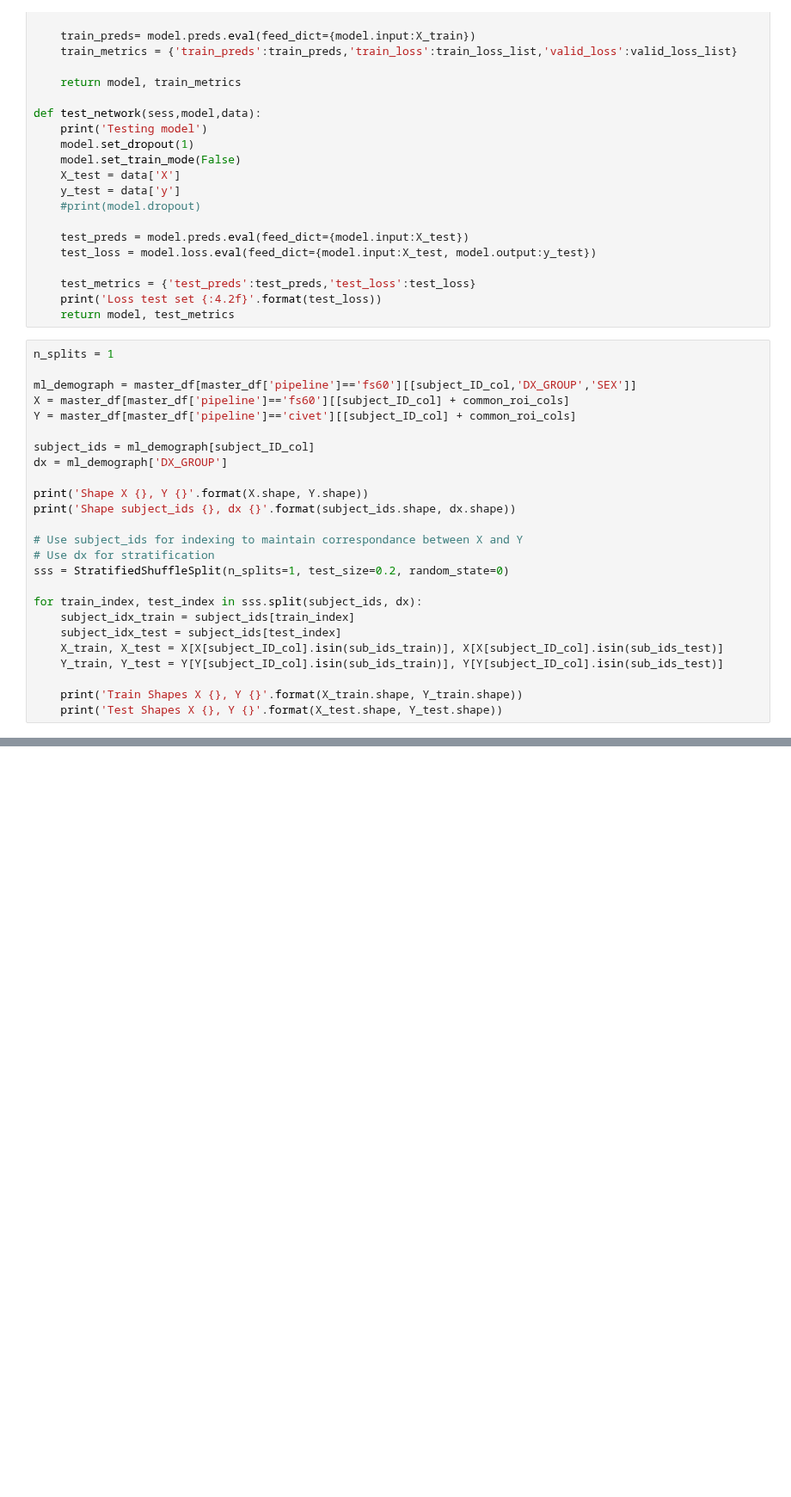
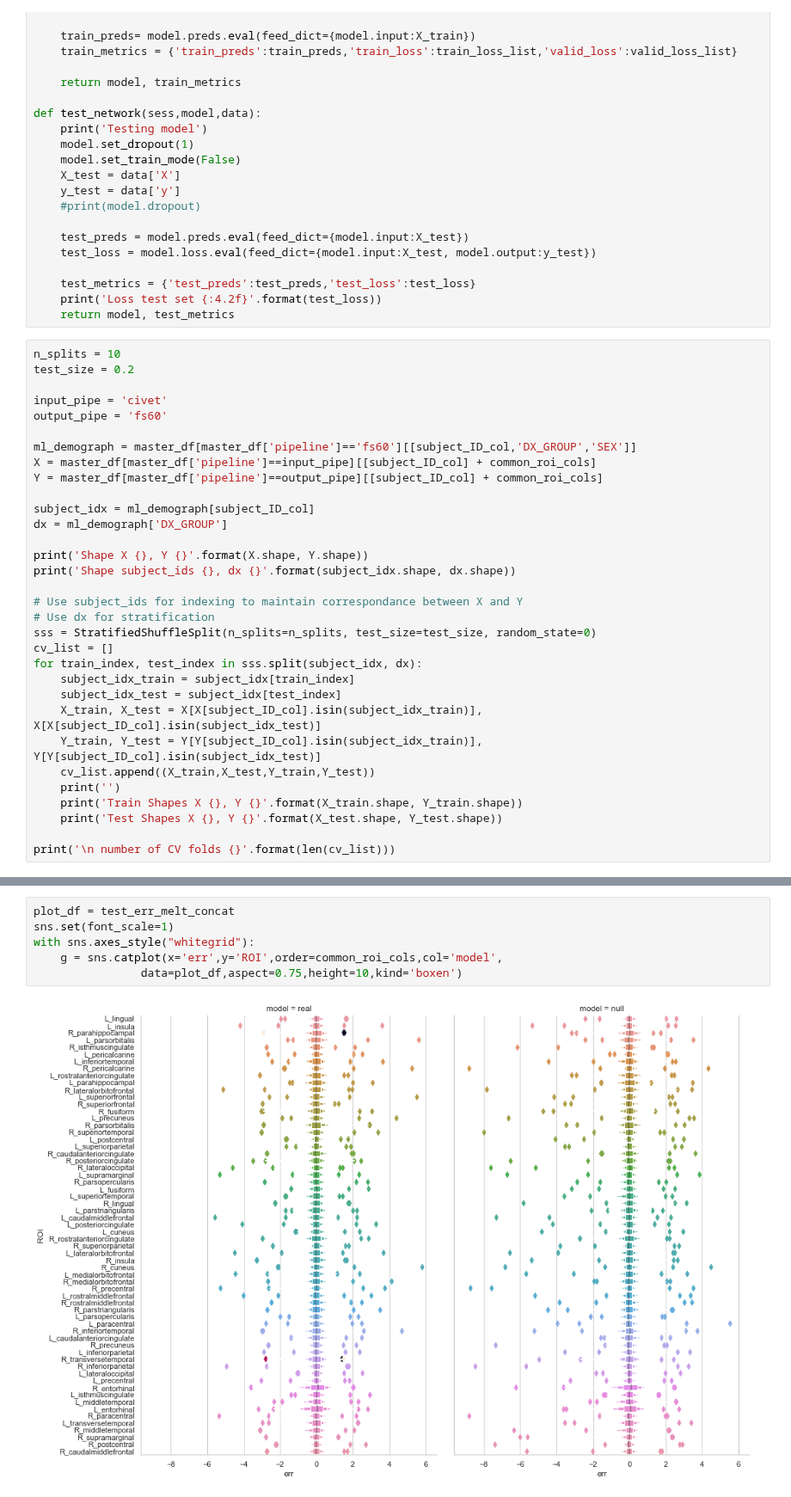
Before and after one commit to neurodatascience/compare-surf-tools, a Jupyter notebook: notebooks/learn_pipeline_transforms.ipynb, the cells around one changed output, grey strips where cells are left out. Shown at 86% size. Saved outputs shown, nothing was run; the diff lists cells and outputs as text; blank space fills up the shorter version.

```diff
--- a/notebooks/learn_pipeline_transforms.ipynb
+++ b/notebooks/learn_pipeline_transforms.ipynb
@@ -324,30 +298,37 @@ def test_network(sess,model,data):
     print('Loss test set {:4.2f}'.format(test_loss))
     return model, test_metrics
 # %%
-n_splits = 1
+n_splits = 10
+test_size = 0.2
+
+input_pipe = 'civet'
+output_pipe = 'fs60'
 
 ml_demograph = master_df[master_df['pipeline']=='fs60'][[subject_ID_col,'DX_GROUP','SEX']]
-X = master_df[master_df['pipeline']=='fs60'][[subject_ID_col] + common_roi_cols]
-Y = master_df[master_df['pipeline']=='civet'][[subject_ID_col] + common_roi_cols]
+X = master_df[master_df['pipeline']==input_pipe][[subject_ID_col] + common_roi_cols]
+Y = master_df[master_df['pipeline']==output_pipe][[subject_ID_col] + common_roi_cols]
 
-subject_ids = ml_demograph[subject_ID_col]
+subject_idx = ml_demograph[subject_ID_col]
 dx = ml_demograph['DX_GROUP']
 
 print('Shape X {}, Y {}'.format(X.shape, Y.shape))
-print('Shape subject_ids {}, dx {}'.format(subject_ids.shape, dx.shape))
+print('Shape subject_ids {}, dx {}'.format(subject_idx.shape, dx.shape))
 
 # Use subject_ids for indexing to maintain correspondance between X and Y
 # Use dx for stratification
-sss = StratifiedShuffleSplit(n_splits=1, test_size=0.2, random_state=0)
-
-for train_index, test_index in sss.split(subject_ids, dx):
-    subject_idx_train = subject_ids[train_index]
-    subject_idx_test = subject_ids[test_index]
-    X_train, X_test = X[X[subject_ID_col].isin(sub_ids_train)], X[X[subject_ID_col].isin(sub_ids_test)]
-    Y_train, Y_test = Y[Y[subject_ID_col].isin(sub_ids_train)], Y[Y[subject_ID_col].isin(sub_ids_test)]
-
+sss = StratifiedShuffleSplit(n_splits=n_splits, test_size=test_size, random_state=0)
+cv_list = []
+for train_index, test_index in sss.split(subject_idx, dx):
+    subject_idx_train = subject_idx[train_index]
+    subject_idx_test = subject_idx[test_index]
+    X_train, X_test = X[X[subject_ID_col].isin(subject_idx_train)], X[X[subject_ID_col].isin(subject_idx_test)]
+    Y_train, Y_test = Y[Y[subject_ID_col].isin(subject_idx_train)], Y[Y[subject_ID_col].isin(subject_idx_test)]
+    cv_list.append((X_train,X_test,Y_train,Y_test))
+    print('')
     print('Train Shapes X {}, Y {}'.format(X_train.shape, Y_train.shape))
     print('Test Shapes X {}, Y {}'.format(X_test.shape, Y_test.shape))
+
+print('\n number of CV folds {}'.format(len(cv_list)))
 # %% [output]
 Shape X (899, 63), Y (899, 63)
 Shape subject_ids (899,), dx (899,)
@@ -465,0 +503,8 @@ Y_act.shape, Y_pred.shape
+# %%
+plot_df = test_err_melt_concat
+sns.set(font_scale=1)
+with sns.axes_style("whitegrid"):
+    g = sns.catplot(x='err',y='ROI',order=common_roi_cols,col='model',
+                data=plot_df,aspect=0.75,height=10,kind='boxen')
+# %% [output]
+[figure, added]
```
Also changed, not shown: parts of 11 cells of this notebook, 2 other files.
